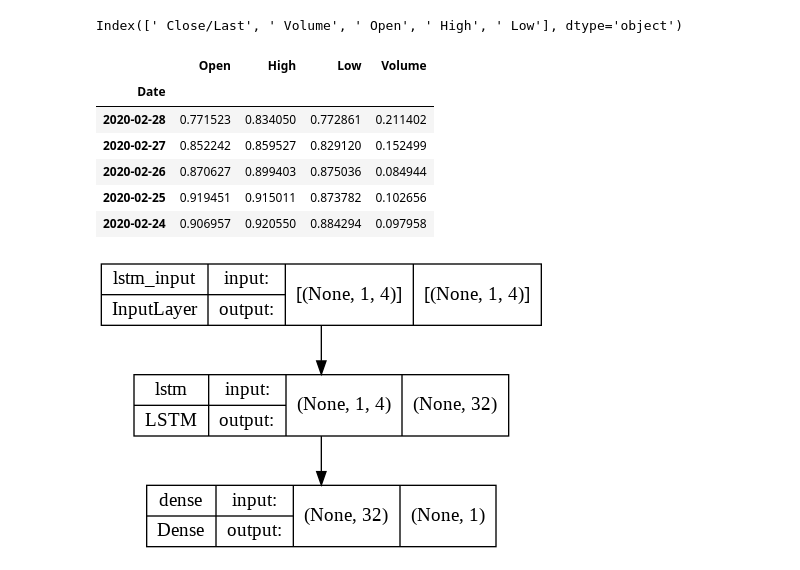
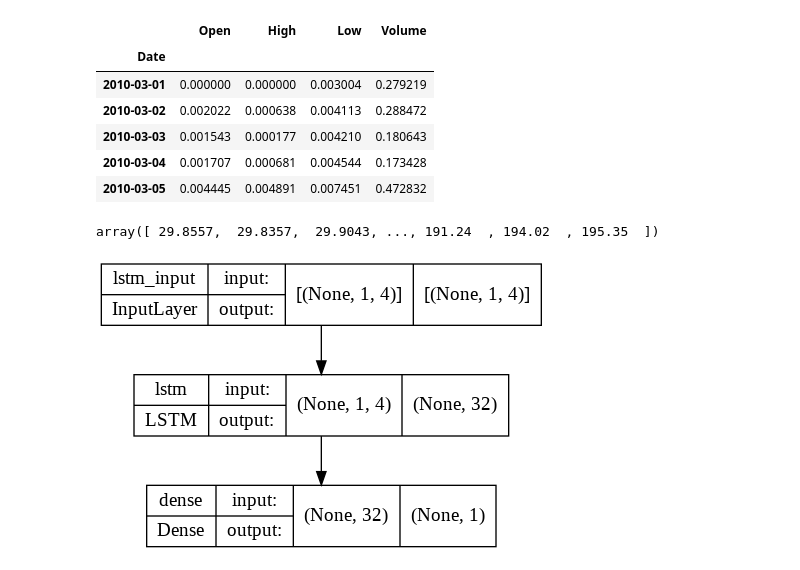
Before and after one commit to delpretemarcus/156StockClosingPricePrediction, a Jupyter notebook: DataCleaningAndExploration.ipynb, the cells around one changed output. Cells and saved outputs as stored; diff of their text form; code cells hidden in the pictures.

```diff
--- a/DataCleaningAndExploration.ipynb
+++ b/DataCleaningAndExploration.ipynb
@@ -38,27 +38,26 @@ df.Close = df.Close.apply(lambda x: x[2:]).astype(np.double)
 df.Open = df.Open.apply(lambda x: x[2:]).astype(np.double)
 df.High = df.High.apply(lambda x: x[2:]).astype(np.double)
 df.Low = df.Low.apply(lambda x: x[2:]).astype(np.double)
+
+
+df = df.reindex(index=df.index[::-1])
-# %%
-df.keys()
-# %% [output]
-Index([' Close/Last', ' Volume', ' Open', ' High', ' Low'], dtype='object')
 # %%
 #Clean the data
 # %%
 #Scaling
 features = ['Open', 'High', 'Low', 'Volume']
 scaler = MinMaxScaler()
-feature_transform = scaler.fit_transform(df[features])
-feature_transform= pd.DataFrame(columns=features, data=feature_transform, index=df.index)
-feature_transform.head()
+with_transform = scaler.fit_transform(df[features])
+with_transform= pd.DataFrame(columns=features, data=with_transform, index=df.index)
+with_transform.head()
 # %% [output]
 |  | Open | High | Low | Volume |
 | Date |  |  |  |  |
-| 2020-02-28 | 0.771523 | 0.834050 | 0.772861 | 0.211402 |
-| 2020-02-27 | 0.852242 | 0.859527 | 0.829120 | 0.152499 |
-| 2020-02-26 | 0.870627 | 0.899403 | 0.875036 | 0.084944 |
-| 2020-02-25 | 0.919451 | 0.915011 | 0.873782 | 0.102656 |
-| 2020-02-24 | 0.906957 | 0.920550 | 0.884294 | 0.097958 |
+| 2010-03-01 | 0.000000 | 0.000000 | 0.003004 | 0.279219 |
+| 2010-03-02 | 0.002022 | 0.000638 | 0.004113 | 0.288472 |
+| 2010-03-03 | 0.001543 | 0.000177 | 0.004210 | 0.180643 |
+| 2010-03-04 | 0.001707 | 0.000681 | 0.004544 | 0.173428 |
+| 2010-03-05 | 0.004445 | 0.004891 | 0.007451 | 0.472832 |
 # %%
 #Splitting to Training set and Test set
 output_var = pd.DataFrame(df['Close'])
@@ -69,2 +70,6 @@ for train_index, test_index in timesplit.split(feature_transform):
+# %%
+y_train
+# %% [output]
+array([ 29.8557,  29.8357,  29.9043, ..., 191.24  , 194.02  , 195.35  ])
 # %%
 #Process the data for LSTM
```
Also changed, not shown: parts of 40 cells of this notebook.
